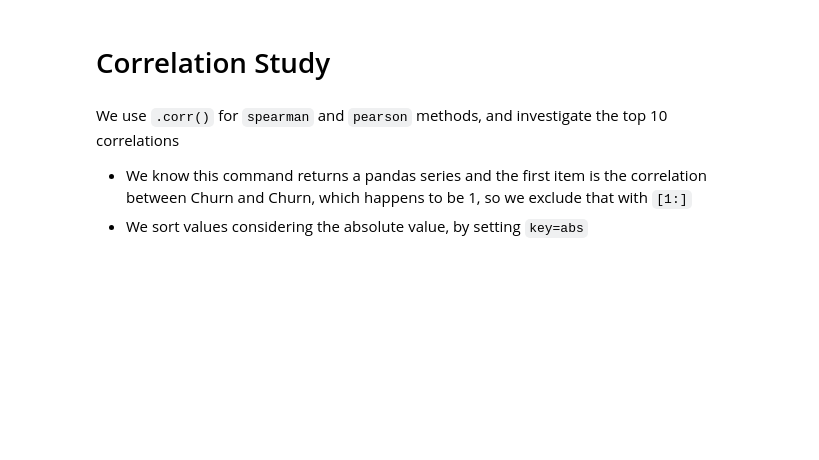
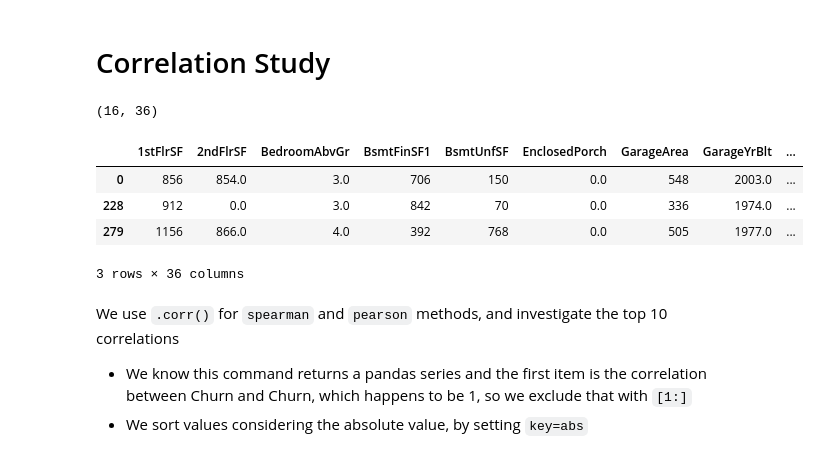
Before and after one commit to linobollansee/Ames-Price-Predictor, a Jupyter notebook: jupyter_notebooks/02 - DataStudy.ipynb, the cells around one changed output. Saved outputs shown, nothing was run; the diff lists cells and outputs as text; code cells hidden in the pictures; blank space fills up the shorter version.

```diff
--- a/jupyter_notebooks/02 - DataStudy.ipynb
+++ b/jupyter_notebooks/02 - DataStudy.ipynb
@@ -67,9 +71,16 @@ pandas_report.to_notebook_iframe()
 # %%
 from feature_engine.encoding import OneHotEncoder
 encoder = OneHotEncoder(variables=df.columns[df.dtypes=='object'].to_list(), drop_last=False)
-df_ohe = encoder.fit_transform(df)
+df_ohe = encoder.fit_transform(df.dropna())
 print(df_ohe.shape)
 df_ohe.head(3)
+# %% [output]
+(16, 36)
+|  | 1stFlrSF | 2ndFlrSF | BedroomAbvGr | BsmtFinSF1 | BsmtUnfSF | EnclosedPorch | GarageArea | GarageYrBlt | ... |
+| 0 | 856 | 854.0 | 3.0 | 706 | 150 | 0.0 | 548 | 2003.0 | ... |
+| 228 | 912 | 0.0 | 3.0 | 842 | 70 | 0.0 | 336 | 1974.0 | ... |
+| 279 | 1156 | 866.0 | 4.0 | 392 | 768 | 0.0 | 505 | 1977.0 | ... |
+3 rows × 36 columns
 # %% [markdown]
 We use `.corr()` for `spearman` and `pearson` methods, and investigate the top 10 correlations
 * We know this command returns a pandas series and the first item is the correlation between Churn and Churn, which happens to be 1, so we exclude that with `[1:]`
```
Also changed, not shown: parts of 10 cells of this notebook.
